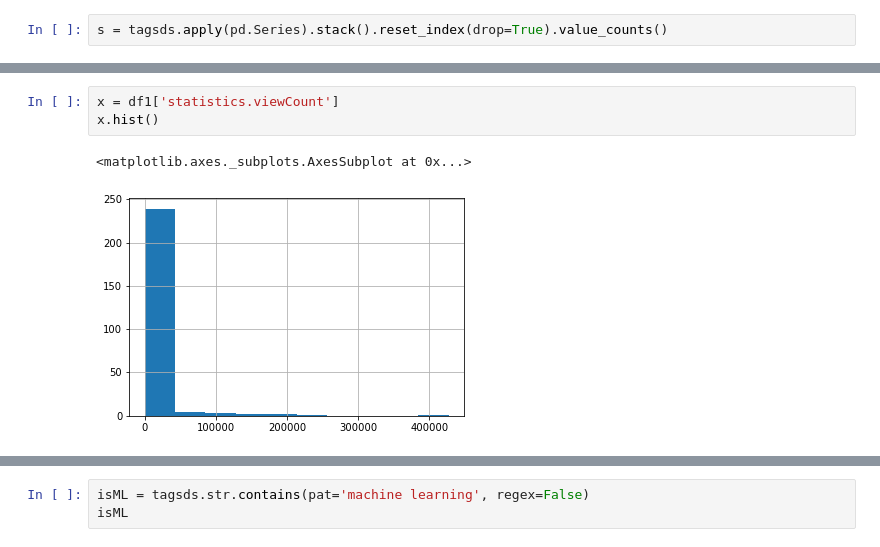
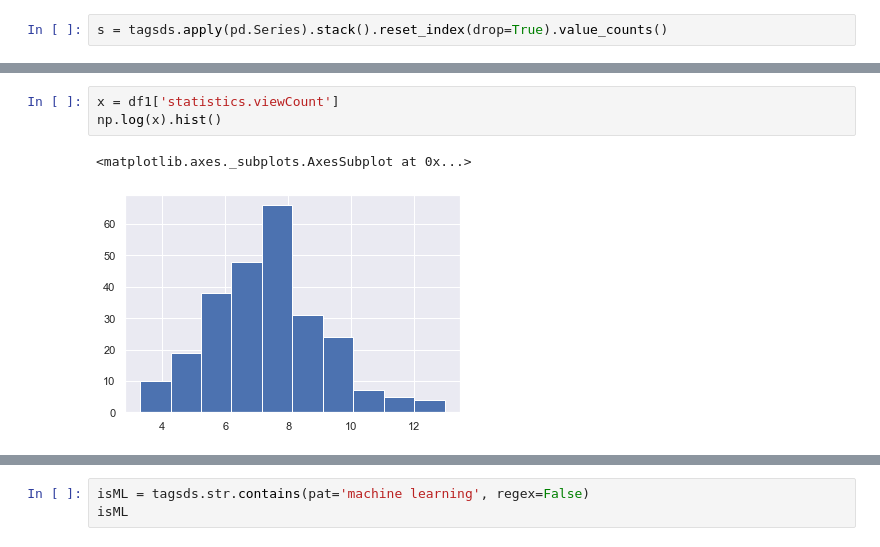
Before and after one commit to shivan-s/MrBourkeYoutubeStats, a Jupyter notebook: MrBourkeYoutubeStats.ipynb, the cells around one changed output, grey strips where cells are left out. Drawn from its saved outputs; the diff is of its cells as text.

```diff
--- a/MrBourkeYoutubeStats.ipynb
+++ b/MrBourkeYoutubeStats.ipynb
@@ -291,10 +294,10 @@ ai                                            11
 dtype: int64
 # %%
 x = df1['statistics.viewCount']
-x.hist()
+np.log(x).hist()
 # %% [output]
 <matplotlib.axes._subplots.AxesSubplot at 0x...>
-[figure, old version]
+[figure, new version]
 # %%
 x.max()
 # %% [output]
```
Also changed, not shown: parts of 23 cells of this notebook.
